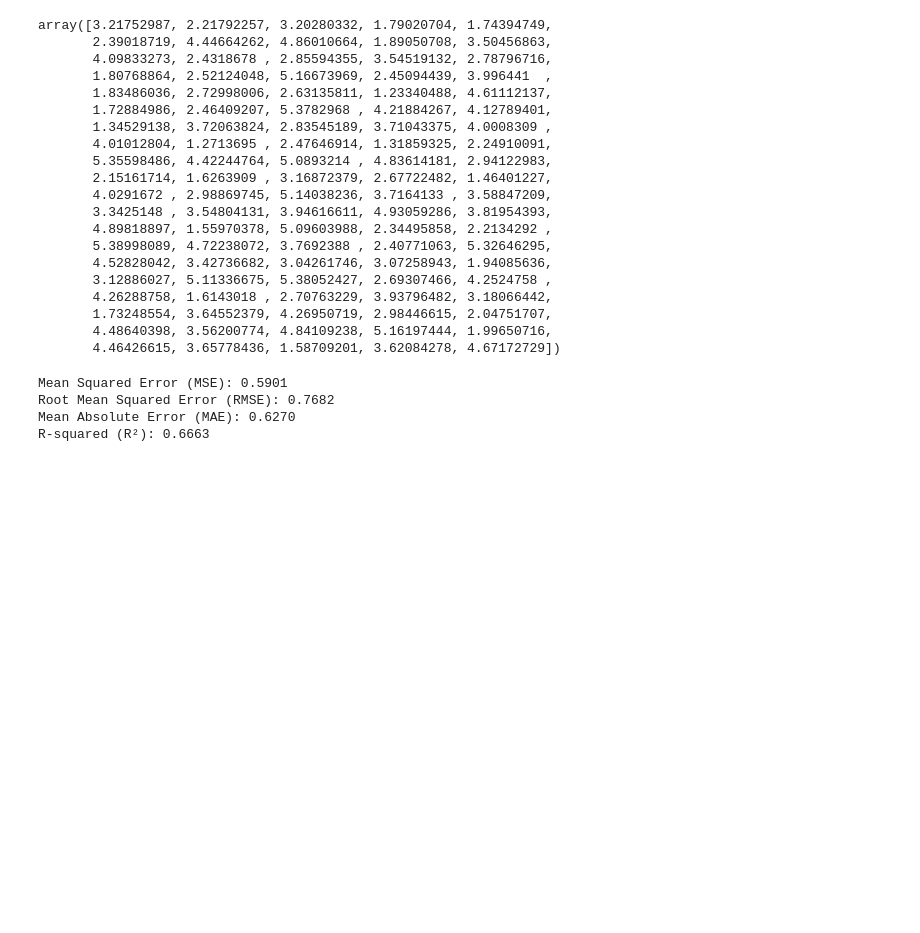
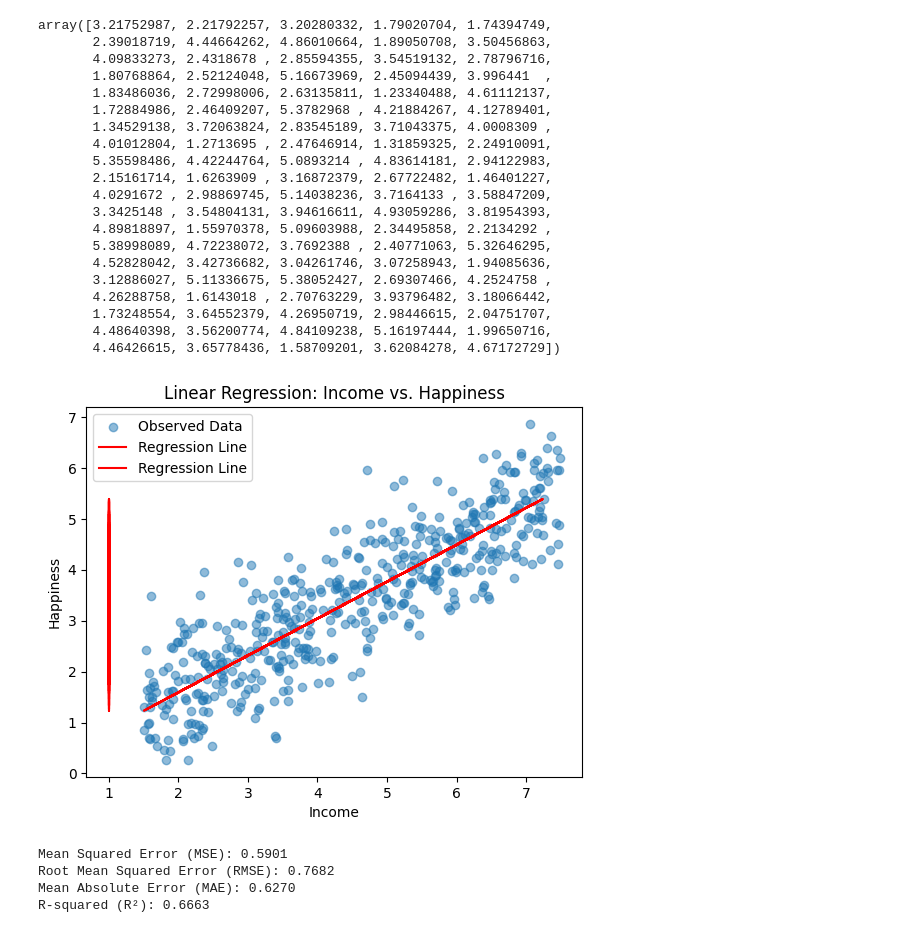
Before and after one commit to 1sumer/Python, a Jupyter notebook: Regression/linear_Multi.ipynb, the cells around one changed output. Drawn from its saved outputs; the diff is of its cells as text; code cells hidden in the pictures; blank space fills up the shorter version.

```diff
--- a/Regression/linear_Multi.ipynb
+++ b/Regression/linear_Multi.ipynb
@@ -216,6 +224,25 @@ array([3.21752987, 2.21792257, 3.20280332, 1.79020704, 1.74394749,
        1.73248554, 3.64552379, 4.26950719, 2.98446615, 2.04751707,
        4.48640398, 3.56200774, 4.84109238, 5.16197444, 1.99650716,
        4.46426615, 3.65778436, 1.58709201, 3.62084278, 4.67172729])
+# %%
+# Scatter plot of the data points
+plt.scatter(data['income'], data['happiness'], alpha=0.5, label='Observed Data')
+
+# Plot the regression line
+plt.plot(X_test, y_pred, color='red', label='Regression Line')
+
+# Set labels and title
+plt.xlabel('Income')
+plt.ylabel('Happiness')
+plt.title('Linear Regression: Income vs. Happiness')
+
+# Display legend
+plt.legend()
+
+# Show the plot
+plt.show()
+# %% [output]
+[figure, added]
 # %%
 # Evaluate the model
 mse = mean_squared_error(y_test, y_pred)
```
Also changed, not shown: parts of 8 cells of this notebook.
